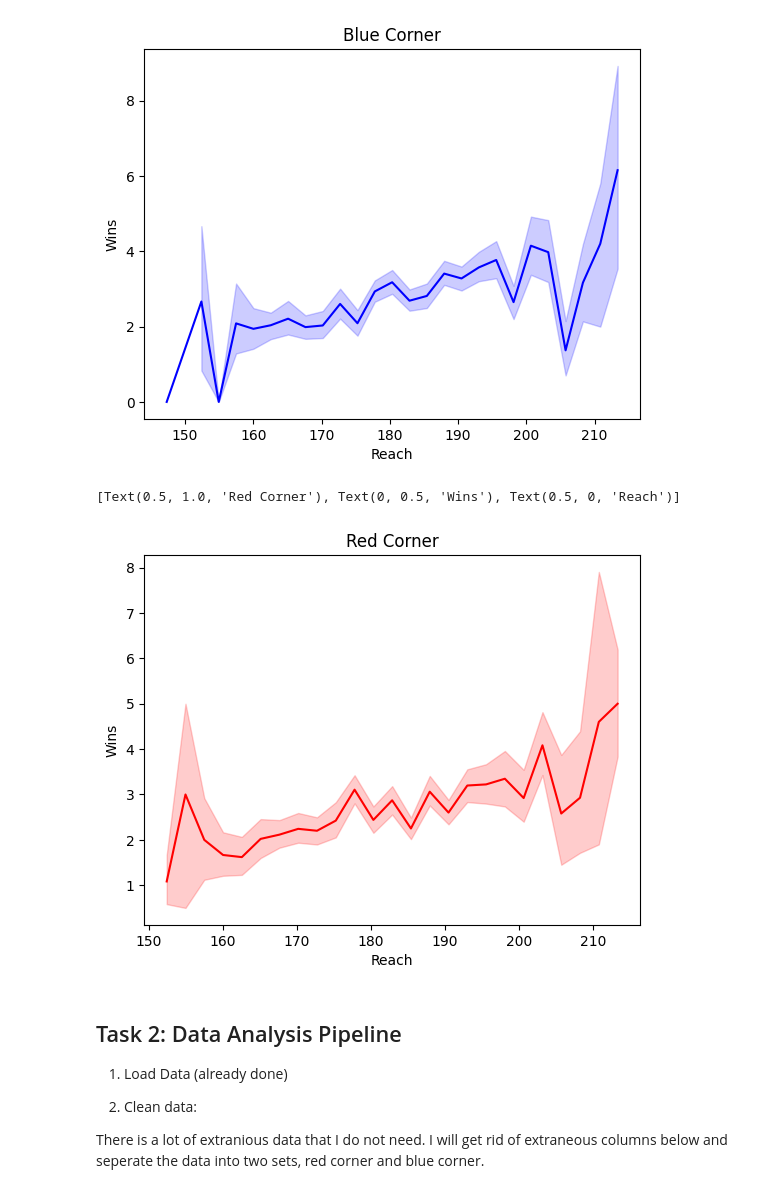
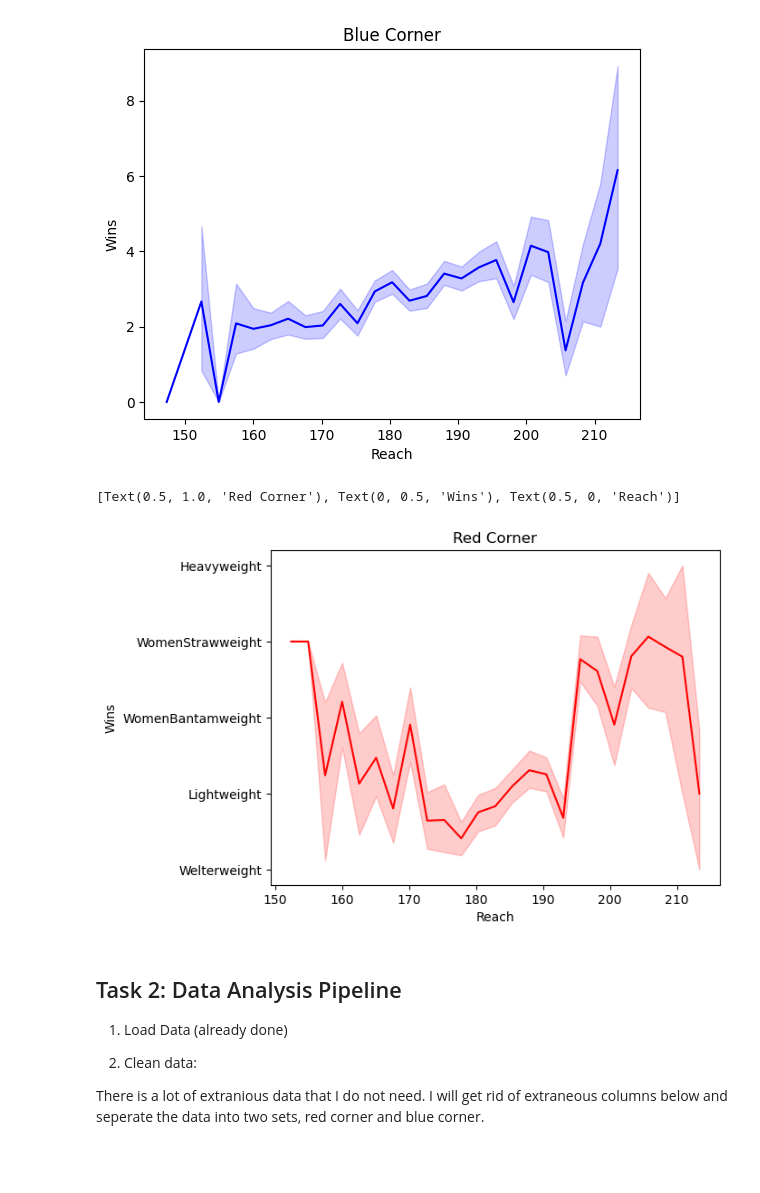
Before and after one commit to ubco-W2022T1-cosc301/project-group20, a Jupyter notebook: notebooks/analysis2.ipynb, the cells around one changed output. Cells and saved outputs as stored; diff of their text form; code cells hidden in the pictures; blank space fills up the shorter version.

```diff
--- a/notebooks/analysis2.ipynb
+++ b/notebooks/analysis2.ipynb
@@ -150,15 +150,15 @@ ax.set (
 [Text(0.5, 1.0, 'Blue Corner'), Text(0, 0.5, 'Wins'), Text(0.5, 0, 'Reach')]
 [figure]
 # %%
-ax = sns.lineplot(data = data_raw, x = data_raw["R_Reach_cms"], y=data_raw["B_wins"], color="red")
+ax = sns.lineplot(data = data_raw, x = data_raw["R_Reach_cms"], y=data_raw["weight_class"], color="red")
 ax.set (
     title = 'Red Corner',
-    ylabel = "Wins",
+    ylabel = "Weight class",
     xlabel = "Reach"
 )
 # %% [output]
 [Text(0.5, 1.0, 'Red Corner'), Text(0, 0.5, 'Wins'), Text(0.5, 0, 'Reach')]
-[figure, old version]
+[figure, new version]
 # %% [markdown]
 ## Task 2: Data Analysis Pipeline
 
```
Also changed, not shown: parts of 1 cell of this notebook, 1 other file.
